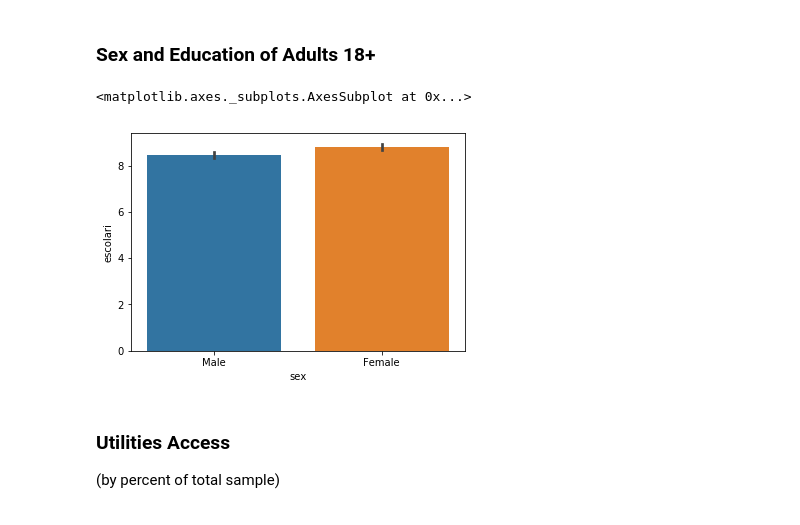
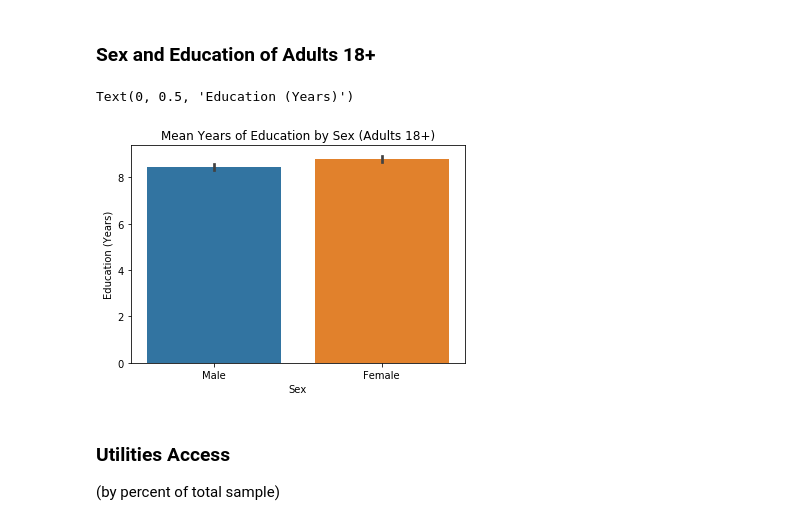
Before and after one commit to nemasobhani/Kaggle-Costa-Rican-Poverty-Prediction, a Jupyter notebook: FINAL_REPORT.ipynb, the cells around one changed output. Saved outputs shown, nothing was run; the diff lists cells and outputs as text; code cells hidden in the pictures.

```diff
--- a/FINAL_REPORT.ipynb
+++ b/FINAL_REPORT.ipynb
@@ -131,14 +133,17 @@ sns.distplot(df.age, bins=20)
 # %%
 df_sex = df.loc[df.age >= 18,['escolari', 'male', 'female']]
 df_sex['sex'] = np.nan
 
 df_sex.loc[df_sex.male==1, 'sex'] = "Male"
 df_sex.loc[df_sex.female==1, 'sex'] = "Female"
 
 sns.barplot(df_sex.sex, df.escolari)
+plt.title("Mean Years of Education by Sex (Adults 18+)")
+plt.xlabel("Sex")
+plt.ylabel("Education (Years)")
 # %% [output]
-<matplotlib.axes._subplots.AxesSubplot at 0x...>
+Text(0, 0.5, 'Education (Years)')
-[figure, old version]
+[figure, new version]
 # %% [markdown]
 ### Utilities Access
 
```
Also changed, not shown: parts of 35 cells of this notebook, 2 other files.
